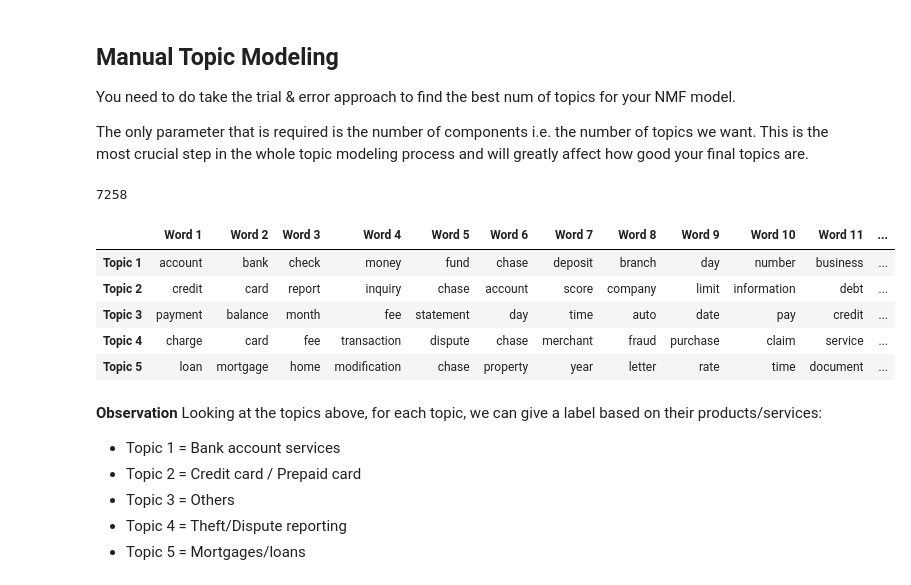
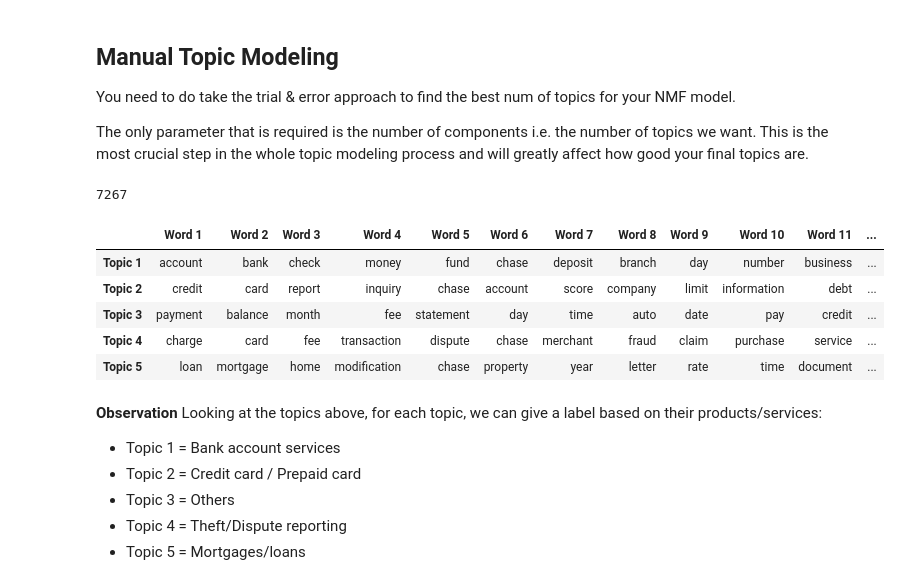
Before and after one commit to Ashish0898/Automatic-Ticket-Classification, a Jupyter notebook: Automatic_Ticket_Classification_Assignment.ipynb, the cells around one changed output. Cells and saved outputs as stored; diff of their text form; code cells hidden in the pictures.

```diff
--- a/Automatic_Ticket_Classification_Assignment.ipynb
+++ b/Automatic_Ticket_Classification_Assignment.ipynb
@@ -568,27 +577,27 @@ num_topics = 5
 nmf_model = NMF(n_components=num_topics, random_state=40)
 # %%
 nmf_model.fit(dtm)
-len(tfidf.get_feature_names())
+len(tfidf.get_feature_names_out())
 # %% [output]
-7258
+7267
 # %%
 H = nmf_model.components_       # Topic-term matrix
 # %%
 #Print the Top15 words for each of the topics
-words = np.array(tfidf.get_feature_names())
+words = np.array(tfidf.get_feature_names_out())
 topic_words = pd.DataFrame(np.zeros((num_topics, 15)), index=[f'Topic {i + 1}' for i in range(num_topics)],
                            columns=[f'Word {i + 1}' for i in range(15)]).astype(str)
 for i in range(num_topics):
     ix = H[i].argsort()[::-1][:15]
     topic_words.iloc[i] = words[ix]
 
 topic_words
 # %% [output]
 |  | Word 1 | Word 2 | Word 3 | Word 4 | Word 5 | Word 6 | Word 7 | Word 8 | Word 9 | Word 10 | Word 11 | ... |
 | Topic 1 | account | bank | check | money | fund | chase | deposit | branch | day | number | business | ... |
 | Topic 2 | credit | card | report | inquiry | chase | account | score | company | limit | information | debt | ... |
 | Topic 3 | payment | balance | month | fee | statement | day | time | auto | date | pay | credit | ... |
-| Topic 4 | charge | card | fee | transaction | dispute | chase | merchant | fraud | purchase | claim | service | ... |
+| Topic 4 | charge | card | fee | transaction | dispute | chase | merchant | fraud | claim | purchase | service | ... |
 | Topic 5 | loan | mortgage | home | modification | chase | property | year | letter | rate | time | document | ... |
 # %% [markdown]
 **Observation**
```
Also changed, not shown: parts of 56 cells of this notebook.
